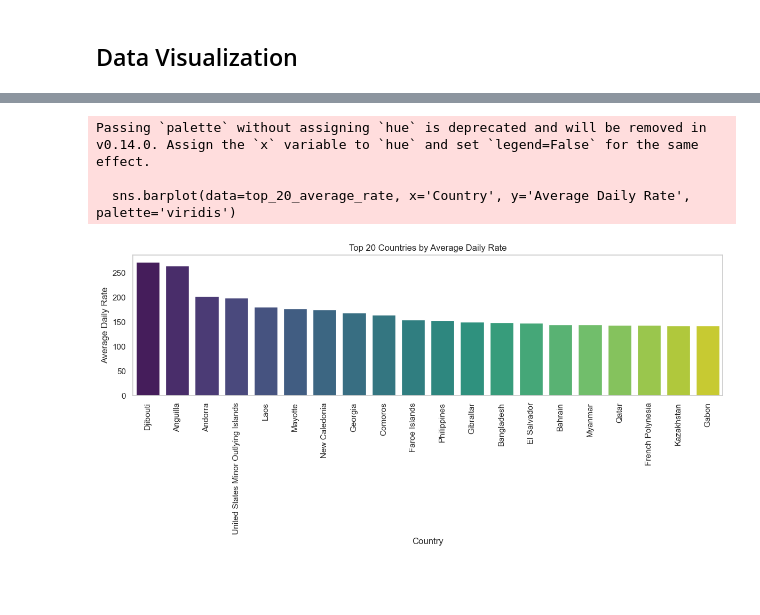
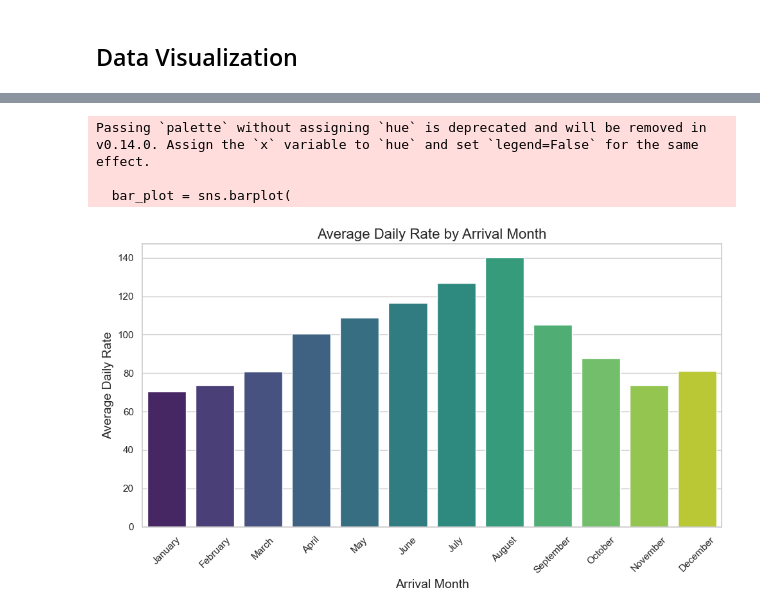
Before and after one commit to Kathyvng/Project1_Group6, a Jupyter notebook: Kathy_Analysis/Hotel_Price_Fluctuations.ipynb, the cells around one changed output, grey strips where cells are left out. Saved outputs shown, nothing was run; the diff lists cells and outputs as text; code cells hidden in the pictures; blank space fills up the shorter version.

```diff
--- a/Kathy_Analysis/Hotel_Price_Fluctuations.ipynb
+++ b/Kathy_Analysis/Hotel_Price_Fluctuations.ipynb
@@ -98,17 +64,21 @@ hotel_data
 | 119389 | City Hotel | 2017 | August | DEU | 151.20 | 9 |
 119390 rows × 6 columns
 # %%
-# Rearrange the columns
+# Rearrange the hotel_data columns
 columns_order = [
     'country', 'adr','arrival_date_year', 'arrival_date_month', 'total_stays_days', 'hotel'
 ] + [col for col in hotel_data.columns if col not in ['country', 'adr', 'arrival_date_year', 'arrival_date_month', 'total_stays_days', 'hotel']]
 
 hotel_data = hotel_data[columns_order]
 
-# Rename columns
+# Rename hotel_data columns
 hotel_data = hotel_data.rename(columns={
-    'adr': 'average daily rate',
-    'hotel': 'hotel type'
+    'country':'Country',
+    'adr': 'Average daily rate',
+    'hotel': 'Hotel type',
+    'arrival_date_year': 'Arrival Year',
+    'arrival_date_month': 'Arrival Month',
+    'total_stays_days': 'Total Days of Stays'
 })
 
 hotel_data
@@ -192,14 +353,14 @@ month_order = [
     'July', 'August', 'September', 'October', 'November', 'December'
 ]
 
-# Convert 'arrival_date_month' to a categorical type with the specified order
-hotel_data['arrival_date_month'] = pd.Categorical(hotel_data['arrival_date_month'], categories=month_order, ordered=True)
+# Convert 'arrival_month' to a categorical type with the specified order
+hotel_data['Arrival Month'] = pd.Categorical(hotel_data['Arrival Month'], categories=month_order, ordered=True)
 
 # Group data by 'arrival_date_month' and calculate the average daily rate
-average_rate_by_month = hotel_data.groupby('arrival_date_month')['average daily rate'].mean().reset_index()
+average_rate_by_month = hotel_data.groupby('Arrival Month')['Average daily rate'].mean().reset_index()
 
 # Rename the columns for clarity
-average_rate_by_month.columns = ['Arrival Date Month', 'Average Daily Rate']
+average_rate_by_month.columns = ['Arrival Month', 'Average daily rate']
 
 
 # Display the resulting DataFrame
@@ -348,16 +575,27 @@ Data Visualization
 # %%
-# Create a bar plot for the top 20 countries by average daily rate
-plt.figure(figsize=(12, 6))
-sns.barplot(data=top_20_average_rate, x='Country', y='Average Daily Rate', palette='viridis')
-plt.xticks(rotation=90)
-plt.title('Top 20 Countries by Average Daily Rate')
-plt.xlabel('Country')
-plt.ylabel('Average Daily Rate')
-plt.grid(axis='y')
+# Set the style of the visualization
+sns.set(style="whitegrid")
+
+# Create a bar plot for average daily rates by arrival month
+plt.figure(figsize=(10, 6))
+bar_plot = sns.barplot(
+    data=average_rate_by_month,
+    x='Arrival Month',
+    y='Average daily rate',
+    palette='viridis'
+)
+
+# Add titles and labels
+plt.title('Average Daily Rate by Arrival Month', fontsize=16)
+plt.xlabel('Arrival Month', fontsize=14)
+plt.ylabel('Average Daily Rate', fontsize=14)
+plt.xticks(rotation=45)  # Rotate x-axis labels for better readability
+
+# Show the plot
 plt.tight_layout()
 plt.show()
 # %% [output]
 Passing `palette` without assigning `hue` is deprecated and will be removed in v0.14.0. Assign the `x` variable to `hue` and set `legend=False` for the same effect.
 
-  sns.barplot(data=top_20_average_rate, x='Country', y='Average Daily Rate', palette='viridis')
+  bar_plot = sns.barplot(
-[figure, old version]
+[figure, new version]
```
Also changed, not shown: parts of 22 cells of this notebook.
